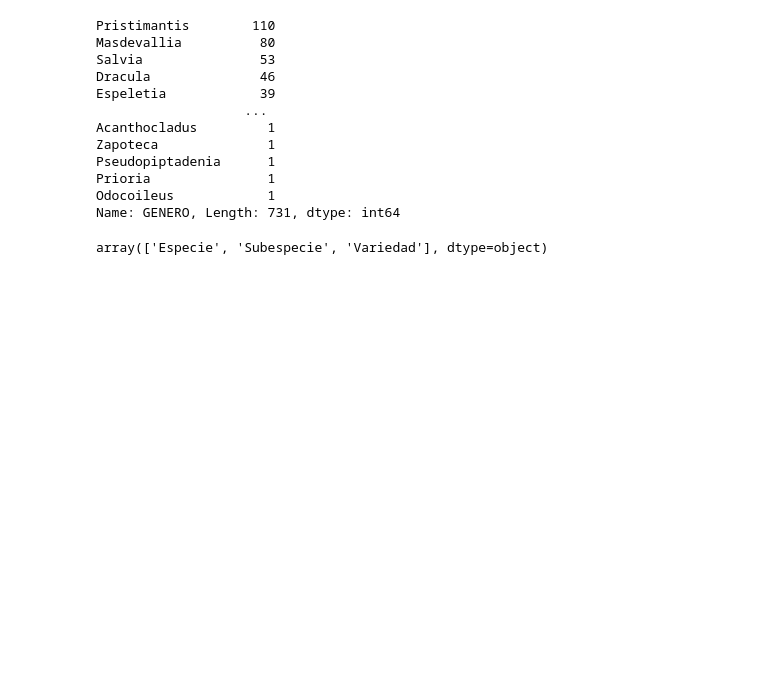
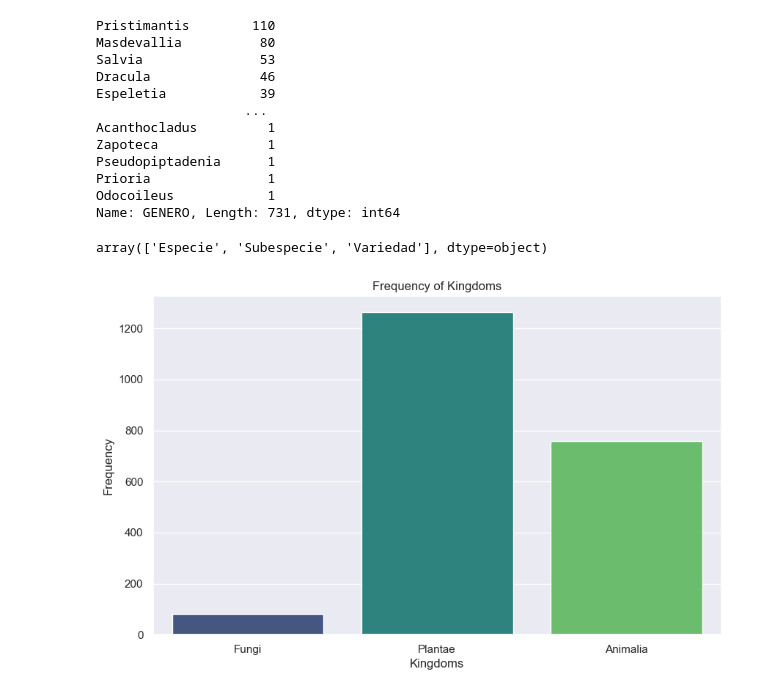
Before and after one commit to pololwl/repoDS, a Jupyter notebook: Actividad 3/actividad3.ipynb, the cells around one changed output. Cells and saved outputs as stored; diff of their text form; code cells hidden in the pictures; blank space fills up the shorter version.

```diff
--- a/Actividad 3/actividad3.ipynb
+++ b/Actividad 3/actividad3.ipynb
@@ -180,3 +181,12 @@ Name: GENERO, Length: 731, dtype: int64
 data["RANGO DE TAXON"].unique()
 # %% [output]
 array(['Especie', 'Subespecie', 'Variedad'], dtype=object)
+# %%
+plt.figure(figsize=(10, 6))
+sns.countplot(data=data, x='REINO', palette='viridis')
+plt.xlabel("Kingdoms")
+plt.ylabel("Frequency")
+plt.title("Frequency of Kingdoms")
+plt.show()
+# %% [output]
+[figure, added]
```
Also changed, not shown: parts of 2 cells of this notebook.
